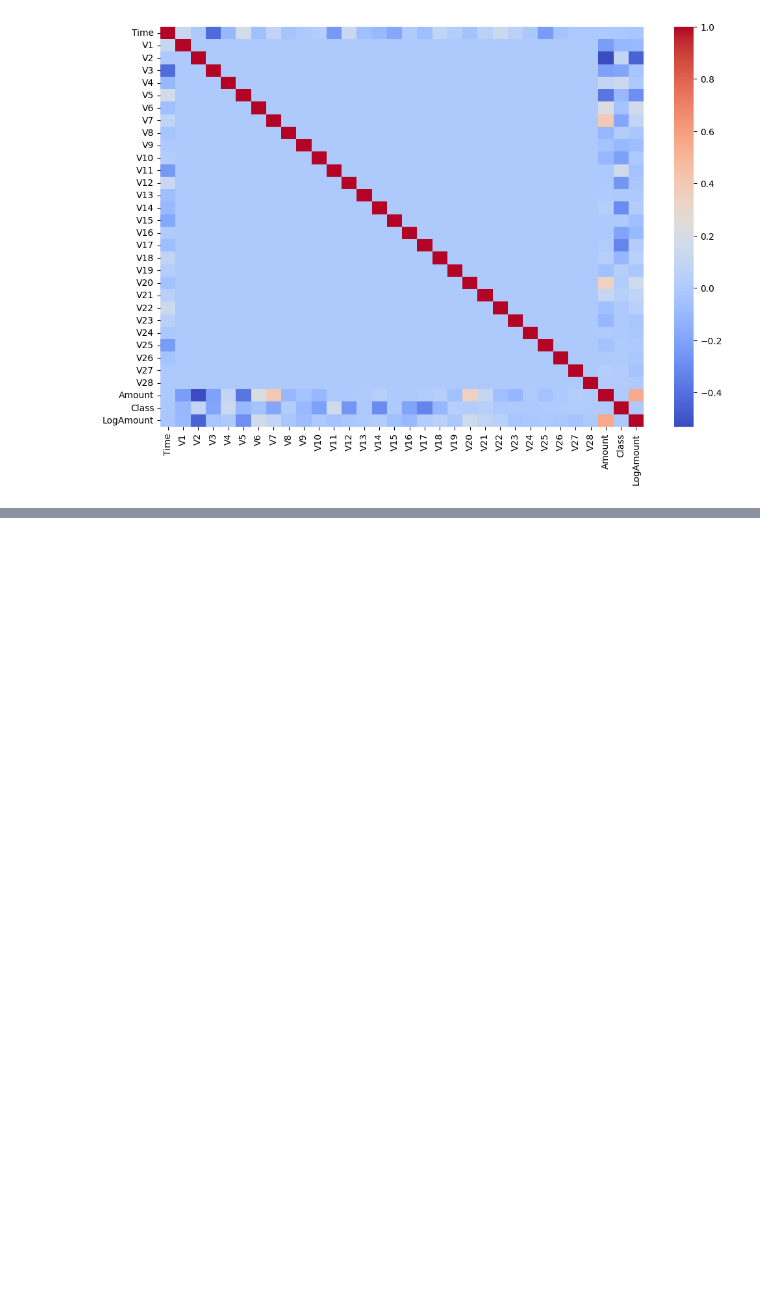
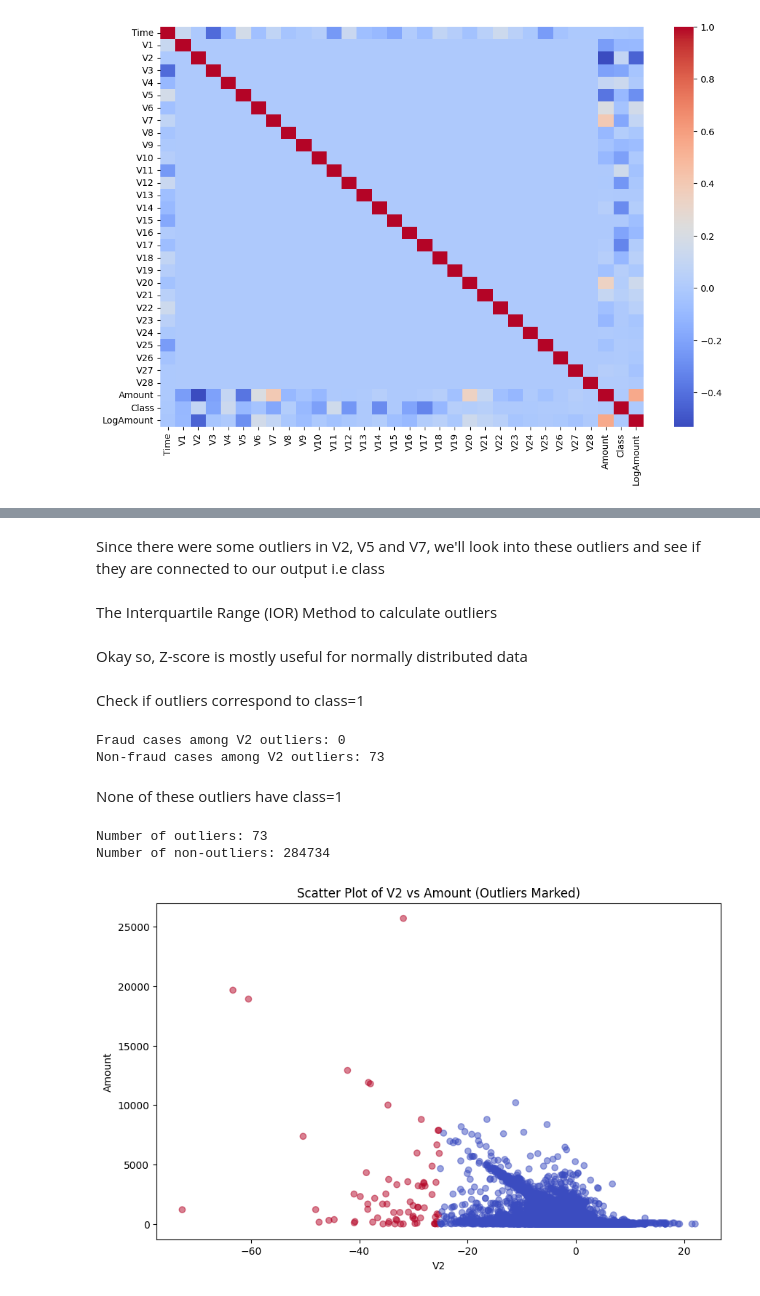
Before and after one commit to AmrutaKoshe/Real_Time_Fraud_Detection, a Jupyter notebook: notebooks/credit_card_fraud.ipynb, the cells around one changed output, grey strips where cells are left out. Drawn from its saved outputs; the diff is of its cells as text; code cells hidden in the pictures; blank space fills up the shorter version.

Commit message:
credit fraud

```diff
--- a/notebooks/credit_card_fraud.ipynb
+++ b/notebooks/credit_card_fraud.ipynb
@@ -184,0 +246,47 @@ sns.heatmap(corr, cmap='coolwarm', annot=False)
+# %% [markdown]
+Since there were some outliers in V2, V5 and V7, we'll look into these outliers and see if they are connected to our output i.e class
+# %% [markdown]
+The Interquartile Range (IOR) Method to calculate outliers
+# %% [markdown]
+Okay so, Z-score is mostly useful for normally distributed data
+# %%
+Q1 = df['V2'].quantile(0.25)
+Q3 = df['V2'].quantile(0.75)
+IQR = Q3 - Q1
+
+lower_bound = Q1 - 17.5 * IQR  # Adjusted multiplier
+upper_bound = Q3 + 17.5 * IQR
+
+# Flagging the outliers
+df['V2_outlier'] = (df['V2'] < lower_bound) | (df['V2'] > upper_bound)
+# %% [markdown]
+Check if outliers correspond to class=1
+# %%
+fraud_outliers = df[(df['V2_outlier']) & (df['Class'] == 1)]
+non_fraud_outliers = df[(df['V2_outlier']) & (df['Class'] == 0)]
+
+print(f"Fraud cases among V2 outliers: {len(fraud_outliers)}")
+print(f"Non-fraud cases among V2 outliers: {len(non_fraud_outliers)}")
+# %% [output]
+Fraud cases among V2 outliers: 0
+Non-fraud cases among V2 outliers: 73
+# %% [markdown]
+None of these outliers have class=1
+# %%
+num_outliers = df[df['V2_outlier'] == True].shape[0]
+num_non_outliers = df[df['V2_outlier'] == False].shape[0]
+
+print(f"Number of outliers: {num_outliers}")
+print(f"Number of non-outliers: {num_non_outliers}")
+# %% [output]
+Number of outliers: 73
+Number of non-outliers: 284734
+# %%
+plt.figure(figsize=(10, 6))
+plt.scatter(df['V2'], df['Amount'], c=df['V2_outlier'], cmap='coolwarm', marker='o', alpha=0.5)
+plt.xlabel('V2')
+plt.ylabel('Amount')
+plt.title('Scatter Plot of V2 vs Amount (Outliers Marked)')
+plt.show()
+# %% [output]
+[figure, added]
```
Also changed, not shown: parts of 13 cells of this notebook.
